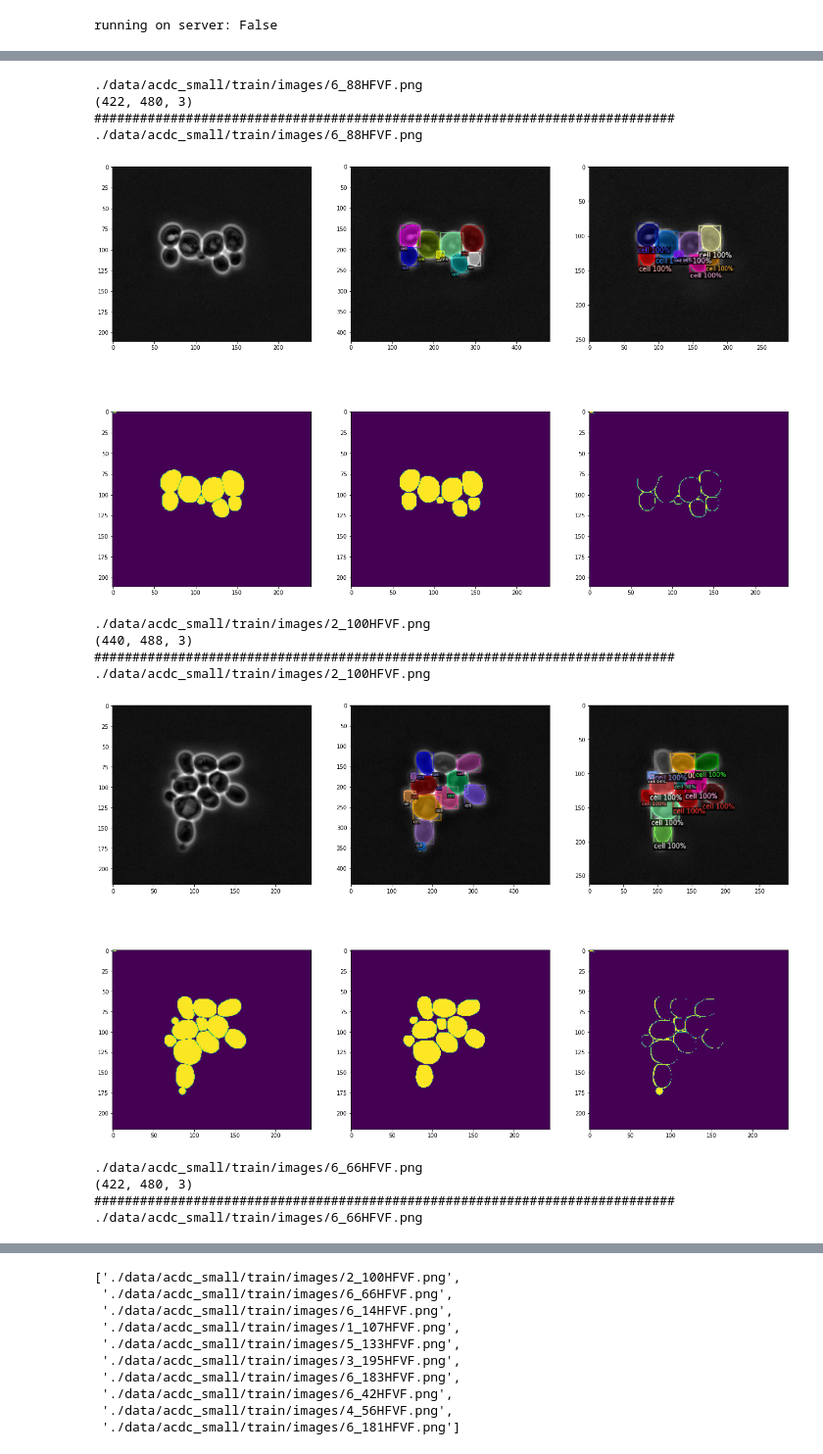
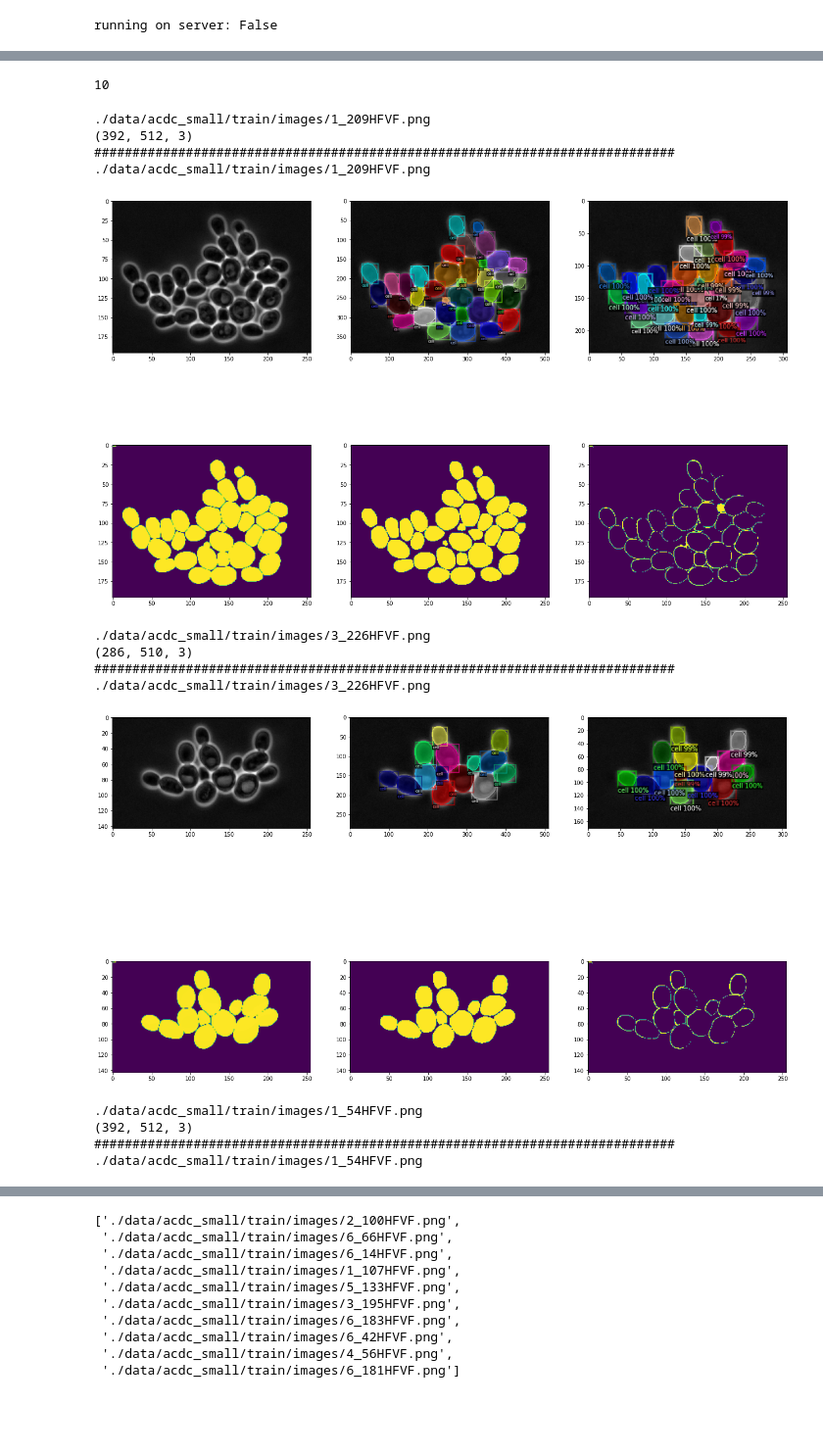
Before and after one commit to SchmollerLab/activeInstanceSegment, a Jupyter notebook: jupyter_notebooks/md_al.ipynb, the cells around one changed output, grey strips where cells are left out. Shown at 98% size. Saved outputs shown, nothing was run; the diff lists cells and outputs as text; code cells hidden in the pictures; blank space fills up the shorter version.

```diff
--- a/jupyter_notebooks/md_al.ipynb
+++ b/jupyter_notebooks/md_al.ipynb
@@ -58,7 +62,7 @@ def plot_trio(image_json, dataset=DATASET, data_type=TEST, config_name=CONFIG_NA
     # prediction
     cfg = get_config(config_name)
     cfg.MODEL.WEIGHTS = os.path.join(cfg.OUTPUT_DIR, "best_model.pth")  # path to the model we just trained
-    cfg.MODEL.ROI_HEADS.SCORE_THRESH_TEST = 0.9   # set a custom testing threshold
+    cfg.MODEL.ROI_HEADS.SCORE_THRESH_TEST = 0.05   # set a custom testing threshold
     predictor = DefaultPredictor(cfg)
 
     outputs = predictor(raw_im)
@@ -151,0 +136,28 @@ update_labeled_data
+# %%
+
+if resume:
+    cfg.MODEL.WEIGHTS = os.path.join(cfg.OUTPUT_DIR, "best_model.pth")
+else:
+    cfg.MODEL.WEIGHTS = model_zoo.get_checkpoint_url("COCO-InstanceSegmentation/mask_rcnn_R_50_FPN_3x.yaml")
+
+model = build_model(cfg)
+model.train()
+model = do_train(cfg, model, logger,resume=resume)
+
+"""result = do_test(cfg, model, logger)
+wandb.log(
+    {
+        "al":{
+            "bbox_ap": result['bbox']['AP'],
+            "segm_ap": result['segm']['AP'],
+            "used_data_points": al_dataset.get_len_labeled()
+
+        }
+    })
+
+print("active learning AP: ", (result['segm']['AP'] + result['bbox']['AP'])/2)"""
+
+sample_ids = query_strategy.sample(cfg, al_dataset.unlabeled_ids)
+al_dataset.update_labeled_data(sample_ids)
+
+resume = True
@@ -160,27 +190,30 @@ Category ids in annotations are not in [1, #categories]! We'll apply a mapping f
 # %%
-labeled_ids = al_trainer.al_dataset.labeled_ids
+labeled_ids = sample_ids
 labeled_jsons = []
 for labeled_id in labeled_ids:
     for js in df_json:
         if js["image_id"] == labeled_id:
             labeled_jsons.append(js)
+
+print(len(labeled_jsons))
+# %% [output]
+10
 # %%
 plot_trio(labeled_jsons[0])
-plot_trio(labeled_jsons[-10])
-plot_trio(labeled_jsons[-9])
-plot_trio(labeled_jsons[-8])
+plot_trio(labeled_jsons[1])
+plot_trio(labeled_jsons[2])
 # %% [output]
-./data/acdc_small/train/images/6_88HFVF.png
-(422, 480, 3)
+./data/acdc_small/train/images/1_209HFVF.png
+(392, 512, 3)
 ############################################################################
-./data/acdc_small/train/images/6_88HFVF.png
+./data/acdc_small/train/images/1_209HFVF.png
-[figure, old version]
+[figure, new version]
-./data/acdc_small/train/images/2_100HFVF.png
-(440, 488, 3)
+./data/acdc_small/train/images/3_226HFVF.png
+(286, 510, 3)
 ############################################################################
-./data/acdc_small/train/images/2_100HFVF.png
+./data/acdc_small/train/images/3_226HFVF.png
-[figure, old version]
+[figure, new version]
-./data/acdc_small/train/images/6_66HFVF.png
-(422, 480, 3)
+./data/acdc_small/train/images/1_54HFVF.png
+(392, 512, 3)
 ############################################################################
-./data/acdc_small/train/images/6_66HFVF.png
+./data/acdc_small/train/images/1_54HFVF.png
```
Also changed, not shown: parts of 12 cells of this notebook, 4 other files.
